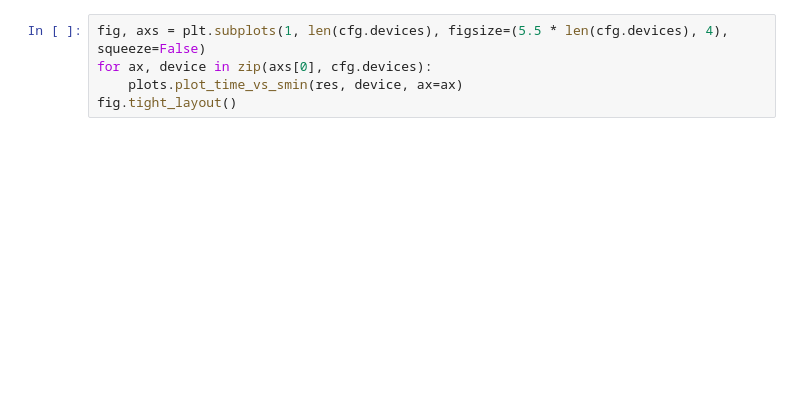
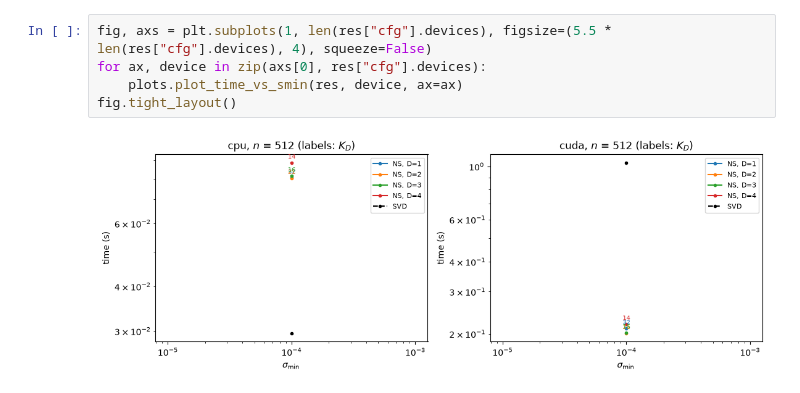
Before and after one commit to ElRiccio/code_stageM2, a Jupyter notebook: notebooks/exp4_svd_timing.ipynb, the cells around one changed output. Cells and saved outputs as stored; diff of their text form; blank space fills up the shorter version.

```diff
--- a/notebooks/exp4_svd_timing.ipynb
+++ b/notebooks/exp4_svd_timing.ipynb
@@ -28,5 +61,7 @@ table = crossover_table(res)
 # %%
-fig, axs = plt.subplots(1, len(cfg.devices), figsize=(5.5 * len(cfg.devices), 4), squeeze=False)
-for ax, device in zip(axs[0], cfg.devices):
+fig, axs = plt.subplots(1, len(res["cfg"].devices), figsize=(5.5 * len(res["cfg"].devices), 4), squeeze=False)
+for ax, device in zip(axs[0], res["cfg"].devices):
     plots.plot_time_vs_smin(res, device, ax=ax)
 fig.tight_layout()
+# %% [output]
+[figure, added]
```
Also changed, not shown: parts of 4 cells of this notebook, 8 other files.
